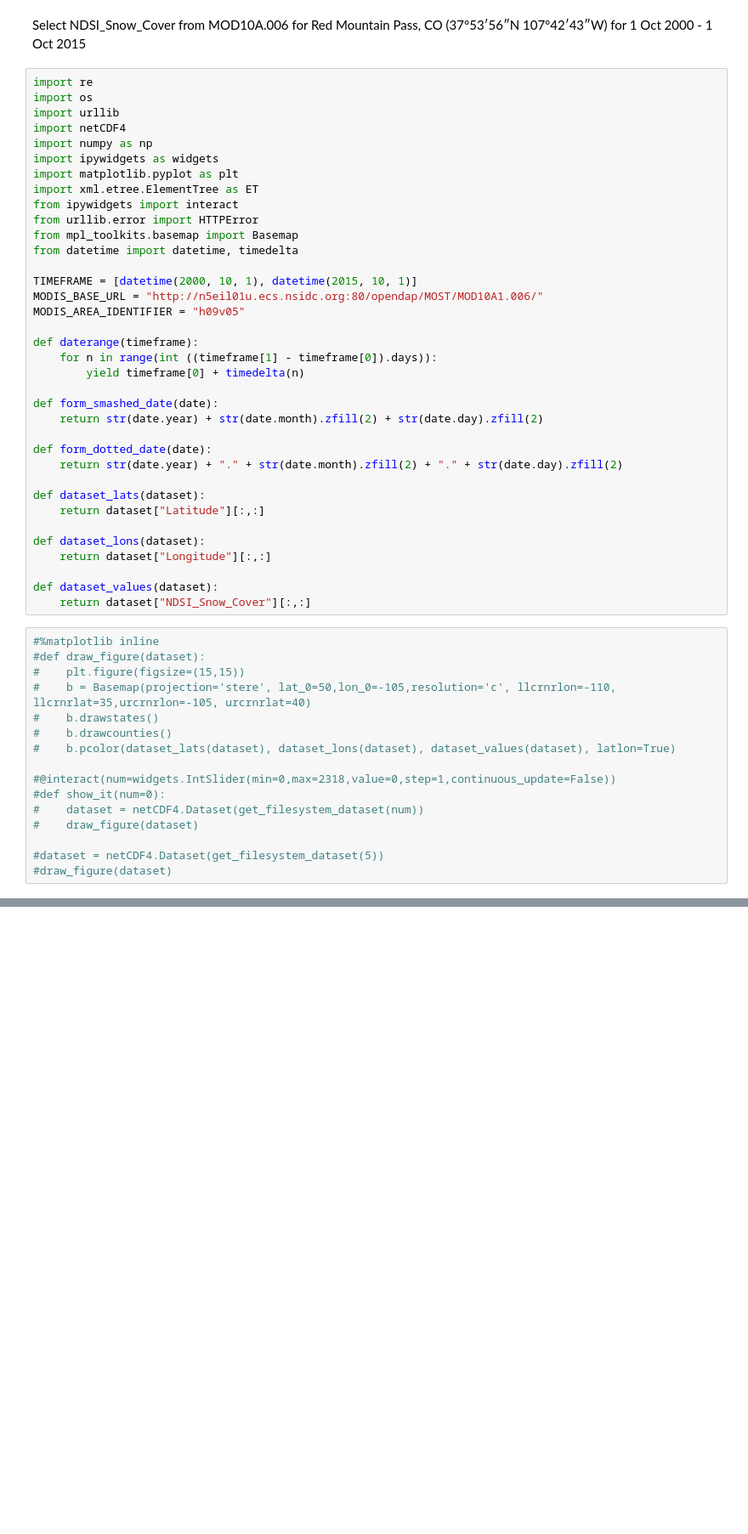
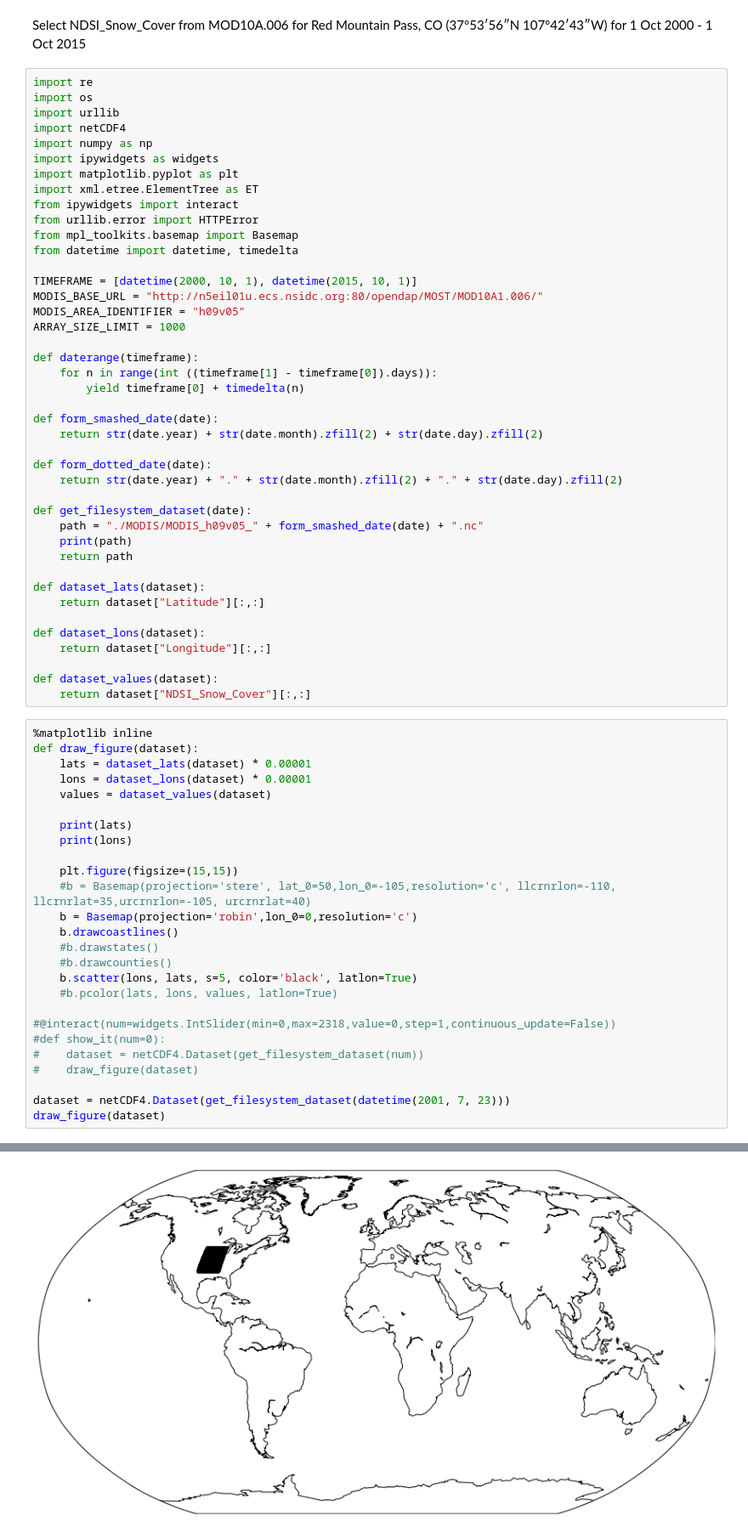
Before and after one commit to skwh/CATEES-PythonNB, a Jupyter notebook: TimeSeriesExtraction2.ipynb, the cells around one changed output, grey strips where cells are left out. Shown at 85% size. Cells and saved outputs as stored; diff of their text form; blank space fills up the shorter version.

Commit message:
Trying to process off kilter modis lat/lon values

```diff
--- a/TimeSeriesExtraction2.ipynb
+++ b/TimeSeriesExtraction2.ipynb
@@ -17,6 +17,7 @@ from datetime import datetime, timedelta
 TIMEFRAME = [datetime(2000, 10, 1), datetime(2015, 10, 1)]
 MODIS_BASE_URL = "http://n5eil01u.ecs.nsidc.org:80/opendap/MOST/MOD10A1.006/"
 MODIS_AREA_IDENTIFIER = "h09v05"
+ARRAY_SIZE_LIMIT = 1000
 
 def daterange(timeframe):
     for n in range(int ((timeframe[1] - timeframe[0]).days)):
@@ -28,6 +29,11 @@ def form_smashed_date(date):
 def form_dotted_date(date):
     return str(date.year) + "." + str(date.month).zfill(2) + "." + str(date.day).zfill(2)
 
+def get_filesystem_dataset(date):
+    path = "./MODIS/MODIS_h09v05_" + form_smashed_date(date) + ".nc"
+    print(path)
+    return path
+
 def dataset_lats(dataset):
     return dataset["Latitude"][:,:]
 
@@ -37,18 +43,29 @@ def dataset_lons(dataset):
 def dataset_values(dataset):
     return dataset["NDSI_Snow_Cover"][:,:]
 # %%
-#%matplotlib inline
-#def draw_figure(dataset):
-#    plt.figure(figsize=(15,15))
-#    b = Basemap(projection='stere', lat_0=50,lon_0=-105,resolution='c', llcrnrlon=-110, llcrnrlat=35,urcrnrlon=-105, urcrnrlat=40)
-#    b.drawstates()
-#    b.drawcounties()
-#    b.pcolor(dataset_lats(dataset), dataset_lons(dataset), dataset_values(dataset), latlon=True)
+%matplotlib inline
+def draw_figure(dataset):
+    lats = dataset_lats(dataset) * 0.00001
+    lons = dataset_lons(dataset) * 0.00001
+    values = dataset_values(dataset)
+
+    print(lats)
+    print(lons)
+
+    plt.figure(figsize=(15,15))
+    #b = Basemap(projection='stere', lat_0=50,lon_0=-105,resolution='c', llcrnrlon=-110, llcrnrlat=35,urcrnrlon=-105, urcrnrlat=40)
+    b = Basemap(projection='robin',lon_0=0,resolution='c')
+    b.drawcoastlines()
+    #b.drawstates()
+    #b.drawcounties()
+    b.scatter(lons, lats, s=5, color='black', latlon=True)
+    #b.pcolor(lats, lons, values, latlon=True)
 
 #@interact(num=widgets.IntSlider(min=0,max=2318,value=0,step=1,continuous_update=False))
 #def show_it(num=0):
 #    dataset = netCDF4.Dataset(get_filesystem_dataset(num))
 #    draw_figure(dataset)
 
-#dataset = netCDF4.Dataset(get_filesystem_dataset(5))
-#draw_figure(dataset)
+dataset = netCDF4.Dataset(get_filesystem_dataset(datetime(2001, 7, 23)))
+draw_figure(dataset)
+# %% [output]
@@ -54,0 +89 @@ def dataset_values(dataset):
+[figure, added]
```
Also changed, not shown: parts of 2 cells of this notebook.
